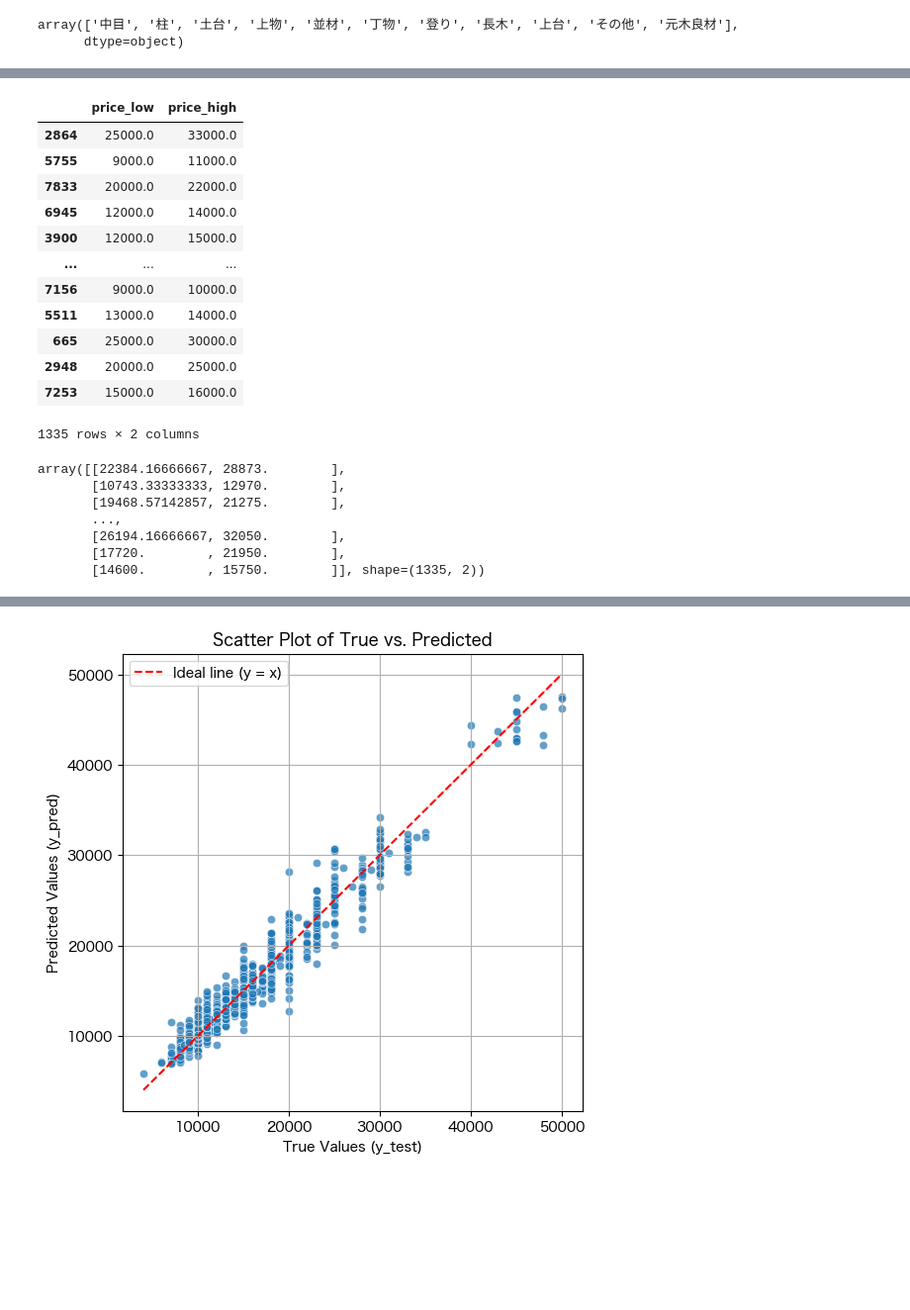
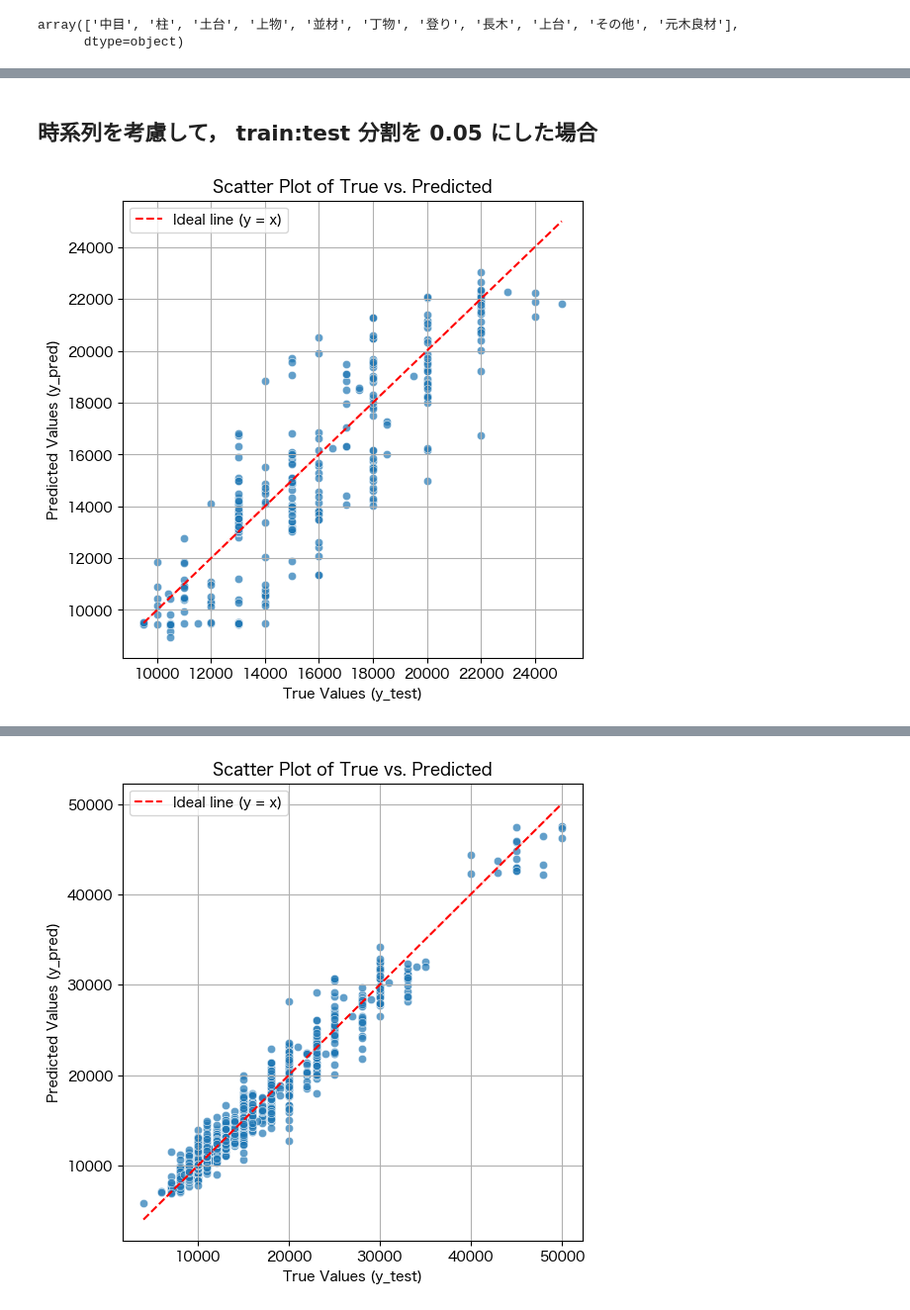
Before and after one commit to tk42/eff-models, a Jupyter notebook: analysis.ipynb, the cells around one changed output, grey strips where cells are left out. Shown: that part at 99% size. Saved outputs shown, nothing was run; the diff lists cells and outputs as text; code cells hidden in the pictures; blank space fills up the shorter version.

```diff
--- a/analysis.ipynb
+++ b/analysis.ipynb
@@ -227,26 +373,14 @@ X_test
-# %%
-y_test
-# %% [output]
-|  | price_low | price_high |
-| 2864 | 25000.0 | 33000.0 |
-| 5755 | 9000.0 | 11000.0 |
-| 7833 | 20000.0 | 22000.0 |
-| 6945 | 12000.0 | 14000.0 |
-| 3900 | 12000.0 | 15000.0 |
-| ... | ... | ... |
-| 7156 | 9000.0 | 10000.0 |
-| 5511 | 13000.0 | 14000.0 |
-| 665 | 25000.0 | 30000.0 |
-| 2948 | 20000.0 | 25000.0 |
-| 7253 | 15000.0 | 16000.0 |
-1335 rows × 2 columns
-# %%
-y_pred
-# %% [output]
-array([[22384.16666667, 28873.        ],
-       [10743.33333333, 12970.        ],
-       [19468.57142857, 21275.        ],
-       ...,
-       [26194.16666667, 32050.        ],
-       [17720.        , 21950.        ],
-       [14600.        , 15750.        ]], shape=(1335, 2))
+# %% [markdown]
+## 時系列を考慮して， train:test 分割を 0.05 にした場合
+# %%
+plt.figure(figsize=(6, 6))
+sns.scatterplot(x=y_test['price_low'].values, y=y_pred[:, 0], alpha=0.7)
+sns.lineplot(x=y_test['price_low'].values, y=y_test['price_low'].values, color="red", linestyle="--", label="Ideal line (y = x)")
+plt.xlabel("True Values (y_test)")
+plt.ylabel("Predicted Values (y_pred)")
+plt.title("Scatter Plot of True vs. Predicted")
+plt.legend()
+plt.grid()
+plt.show()
+# %% [output]
+[figure, added]
```
Also changed, not shown: parts of 11 cells of this notebook, 2 other files.
